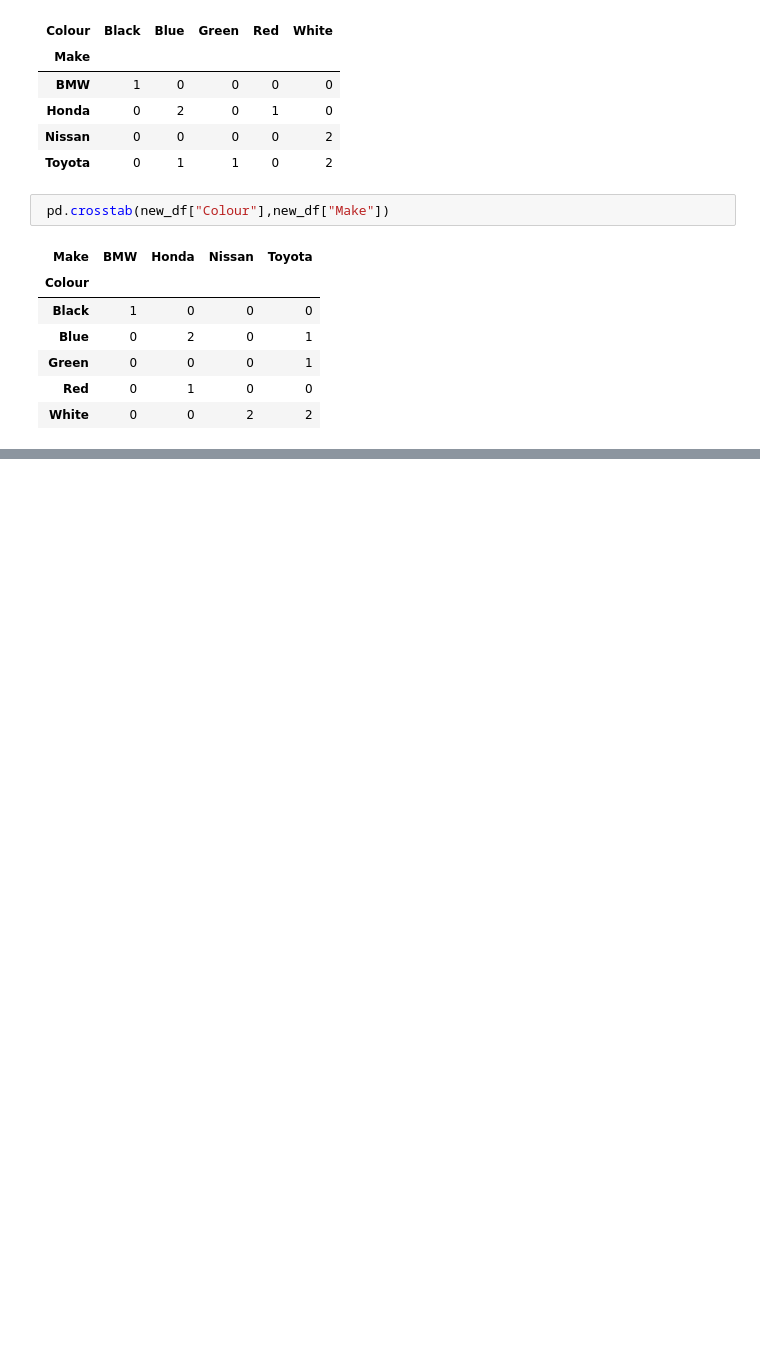
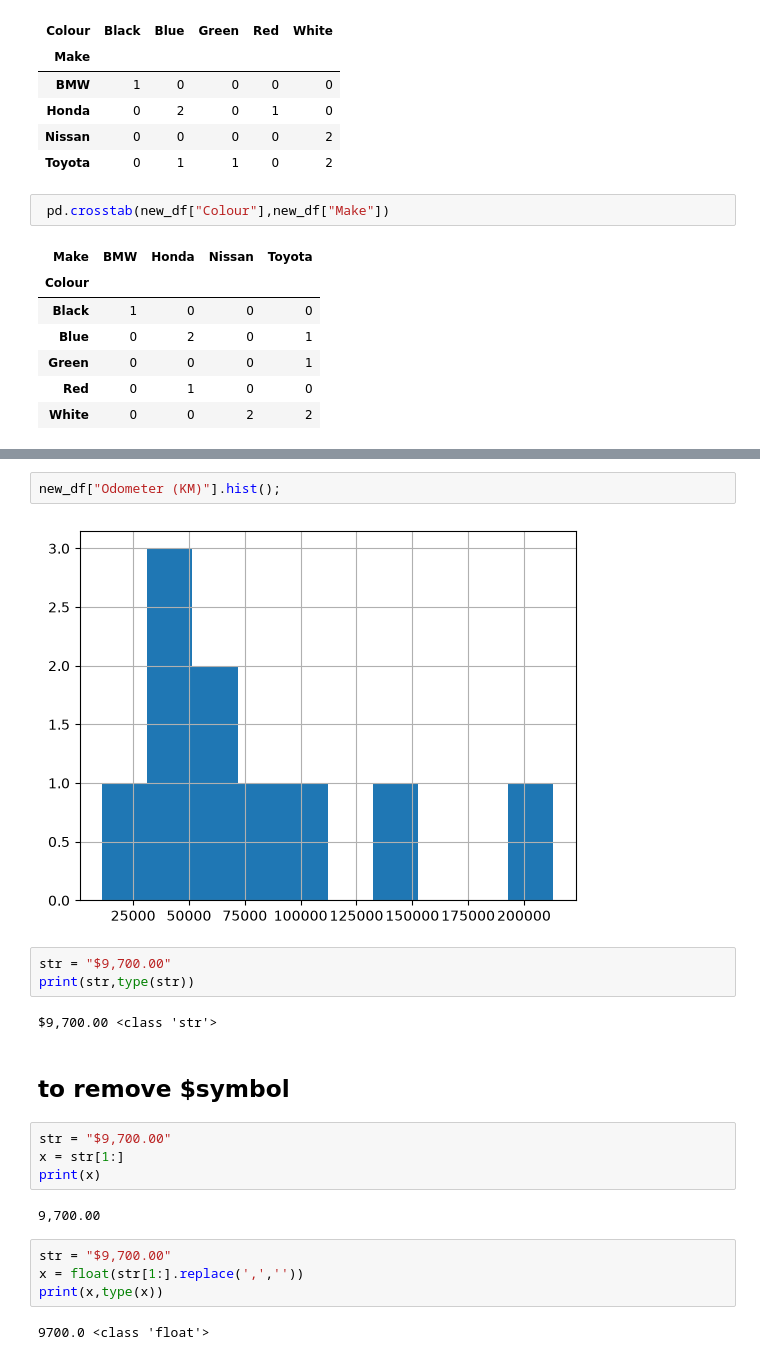
Before and after one commit to lakshanapriya05/repo_GenAI, a Jupyter notebook: pandas.ipynb, the cells around one changed output, grey strips where cells are left out. Drawn from its saved outputs; the diff is of its cells as text; blank space fills up the shorter version.

```diff
--- a/pandas.ipynb
+++ b/pandas.ipynb
@@ -262,0 +287,23 @@ pd.crosstab(new_df["Make"],new_df["Colour"])
+# %%
+new_df["Odometer (KM)"].hist();
+# %% [output]
+[figure, added]
+# %%
+str = "$9,700.00"
+print(str,type(str))
+# %% [output]
+$9,700.00 <class 'str'>
+# %% [markdown]
+##  **to remove $symbol**
+# %%
+str = "$9,700.00"
+x = str[1:]
+print(x)
+# %% [output]
+9,700.00
+# %%
+str = "$9,700.00"
+x = float(str[1:].replace(',',''))
+print(x,type(x))
+# %% [output]
+9700.0 <class 'float'>
```
Also changed, not shown: parts of 77 cells of this notebook, 2 other files.
